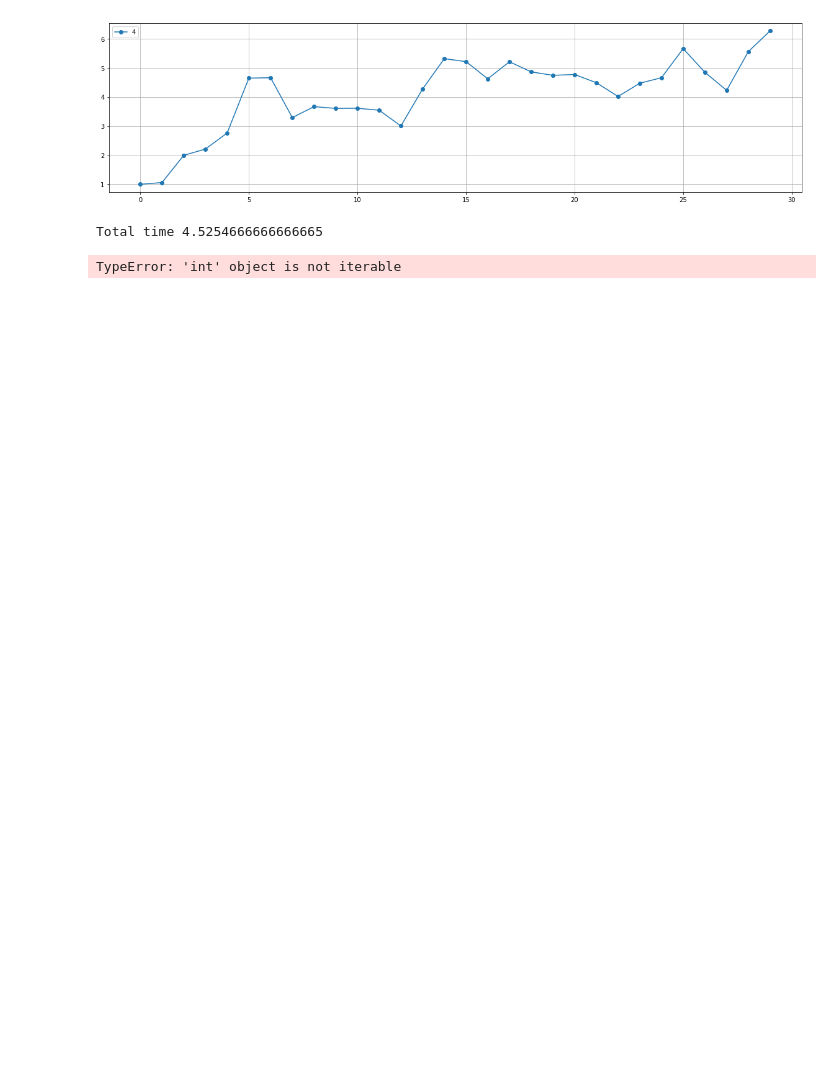
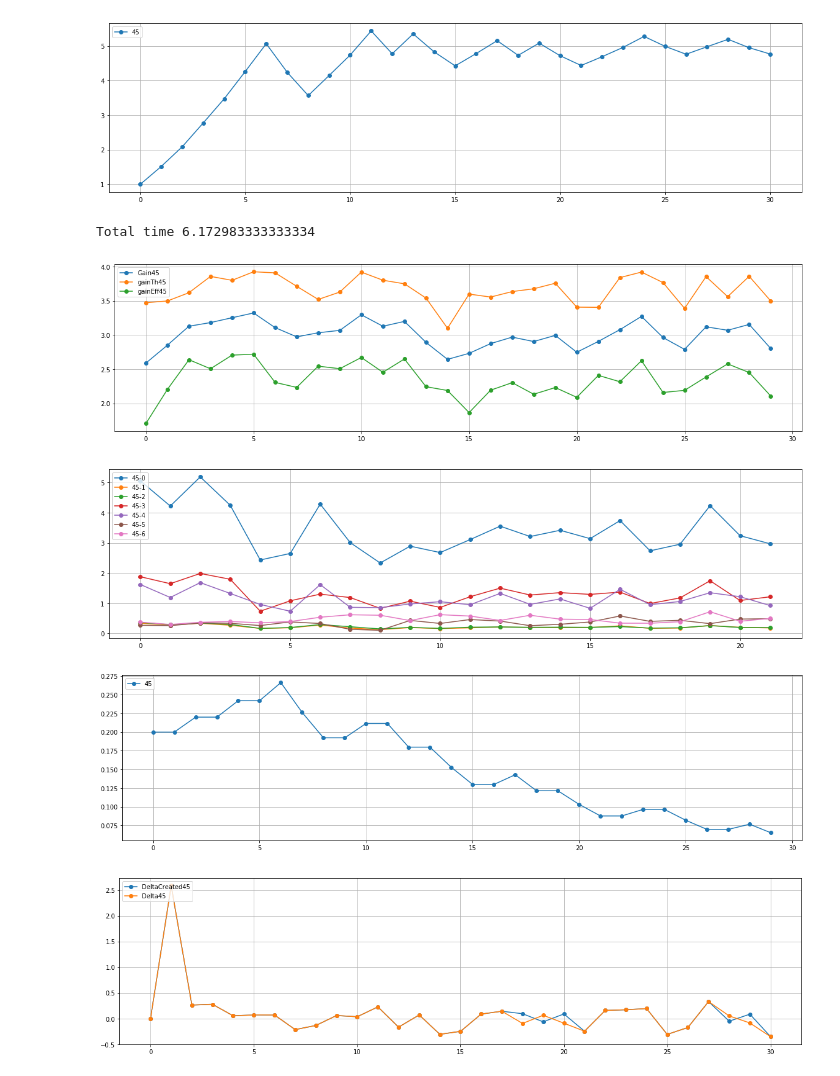
Before and after one commit to AndreeaStefan/SmartuistWrapper, a Jupyter notebook: evaluation/PlotResults.ipynb, the cells around one changed output. Saved outputs shown, nothing was run; the diff lists cells and outputs as text; code cells hidden in the pictures; blank space fills up the shorter version.

```diff
--- a/evaluation/PlotResults.ipynb
+++ b/evaluation/PlotResults.ipynb
@@ -95,7 +95,7 @@ plt.show()
 # player 8 = change effort
 # player 9 = same as 8
 
-players = [4]
+players = [45]
 results = []
 gradientStats = []
 path ="C:\\Users\\huber\\OneDrive\\Dokumenty\\thesis-hubert\\unity\\SmartuistWrapper\\tapResult.csv"
@@ -235,36 +235,39 @@ for p in players:
     tmp = gradientStats[p]
     gain = [0]
     prevGain = [0]
     for words in tmp:
         gain.append(float(words[5]))
         prevGain.append(float(words[4]))
 
 
     delta = np.array(gain) - np.array(prevGain)
     x = list(range(0, len(delta)))
     plt.plot(x, delta, 'o-', label="DeltaCreated"+str(p))
 plt.legend(loc='upper left')
 plt.grid(True)
 
 
 # delta
 for p in players:
     tmp = results[p]
     delta = []
     for words in tmp:
         delta.append(float(words[30]))
 
 #     smallDeltas = delta.toList()
     delta =  [x for i, x in enumerate(delta) if i == delta.index(x)]
     x = list(range(0, len(delta)))
     plt.plot(x, delta, 'o-', label="Delta"+str(p))
 plt.legend(loc='upper left')
 plt.grid(True)
 plt.show()
 # %% [output]
-[figure, old version]
+[figure, new version]
-Total time 4.5254666666666665
+Total time 6.172983333333334
-TypeError: 'int' object is not iterable
+[figure, added]
+[figure, added]
+[figure, added]
+[figure, added]
 # %%
 # plt.plot(x, uniqueGain, 'go-')
 # plt.grid(True)
```
Also changed, not shown: 1 other file.
